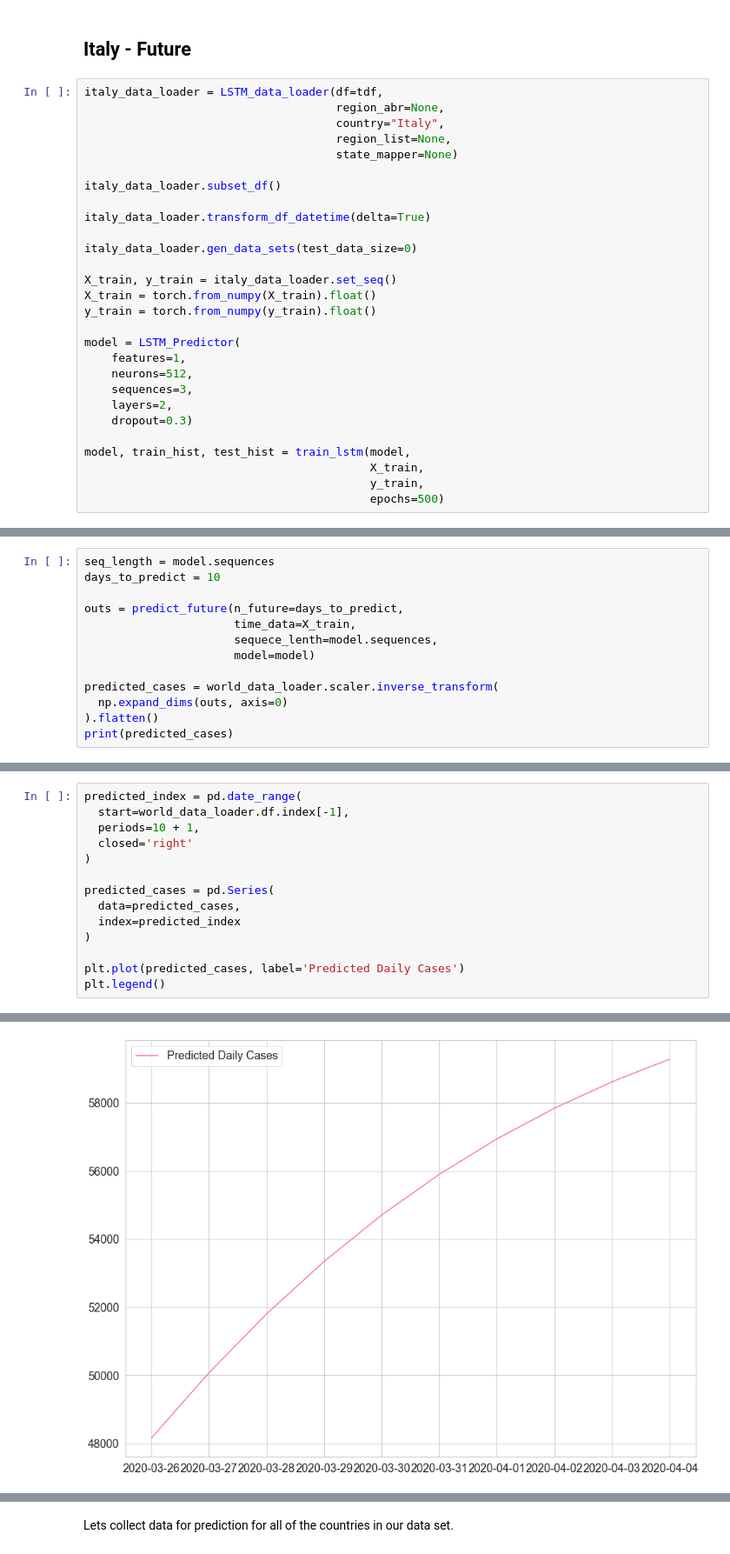
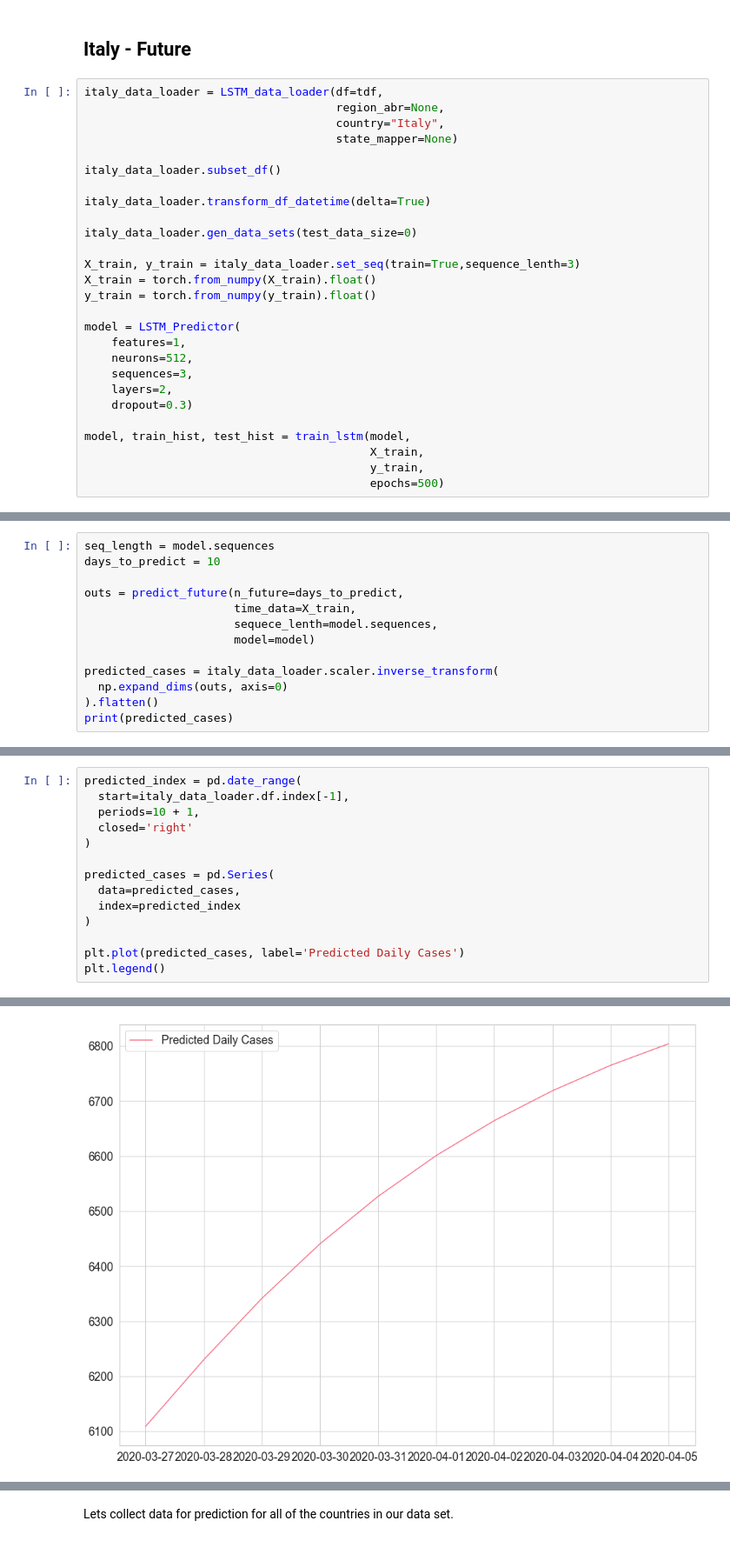
Before and after one commit to dkeogh1/time-series-covid, a Jupyter notebook: clean_lstm.ipynb, the cells around one changed output, grey strips where cells are left out. Shown at 87% size. Saved outputs shown, nothing was run; the diff lists cells and outputs as text.

```diff
--- a/clean_lstm.ipynb
+++ b/clean_lstm.ipynb
@@ -407,7 +396,6 @@ plt.legend()
 italy_data_loader = LSTM_data_loader(df=tdf,
                                      region_abr=None,
                                      country="Italy",
-                                     region_list=None,
                                      state_mapper=None)
 
 italy_data_loader.subset_df()
@@ -416,7 +404,7 @@ italy_data_loader.transform_df_datetime(delta=True)
 
 italy_data_loader.gen_data_sets(test_data_size=0)
 
-X_train, y_train = italy_data_loader.set_seq()
+X_train, y_train = italy_data_loader.set_seq(train=True,sequence_lenth=3)
 X_train = torch.from_numpy(X_train).float()
 y_train = torch.from_numpy(y_train).float()
 
@@ -455,7 +440,7 @@ outs = predict_future(n_future=days_to_predict,
                       sequece_lenth=model.sequences,
                       model=model)
 
-predicted_cases = world_data_loader.scaler.inverse_transform(
+predicted_cases = italy_data_loader.scaler.inverse_transform(
   np.expand_dims(outs, axis=0)
 ).flatten()
 print(predicted_cases)
@@ -466,20 +450,20 @@ print(predicted_cases)
 # %%
 predicted_index = pd.date_range(
-  start=world_data_loader.df.index[-1],
+  start=italy_data_loader.df.index[-1],
   periods=10 + 1,
   closed='right'
 )
 
 predicted_cases = pd.Series(
   data=predicted_cases,
   index=predicted_index
 )
 
 plt.plot(predicted_cases, label='Predicted Daily Cases')
 plt.legend()
 # %% [output]
 <matplotlib.legend.Legend at 0x...>
-[figure, old version]
+[figure, new version]
 # %%
 plt.plot(world_data_loader.df, label='Historical Daily Cases')
 plt.plot(predicted_cases, label='Predicted Daily Cases')
```
Also changed, not shown: parts of 62 cells of this notebook, 1 other file.
